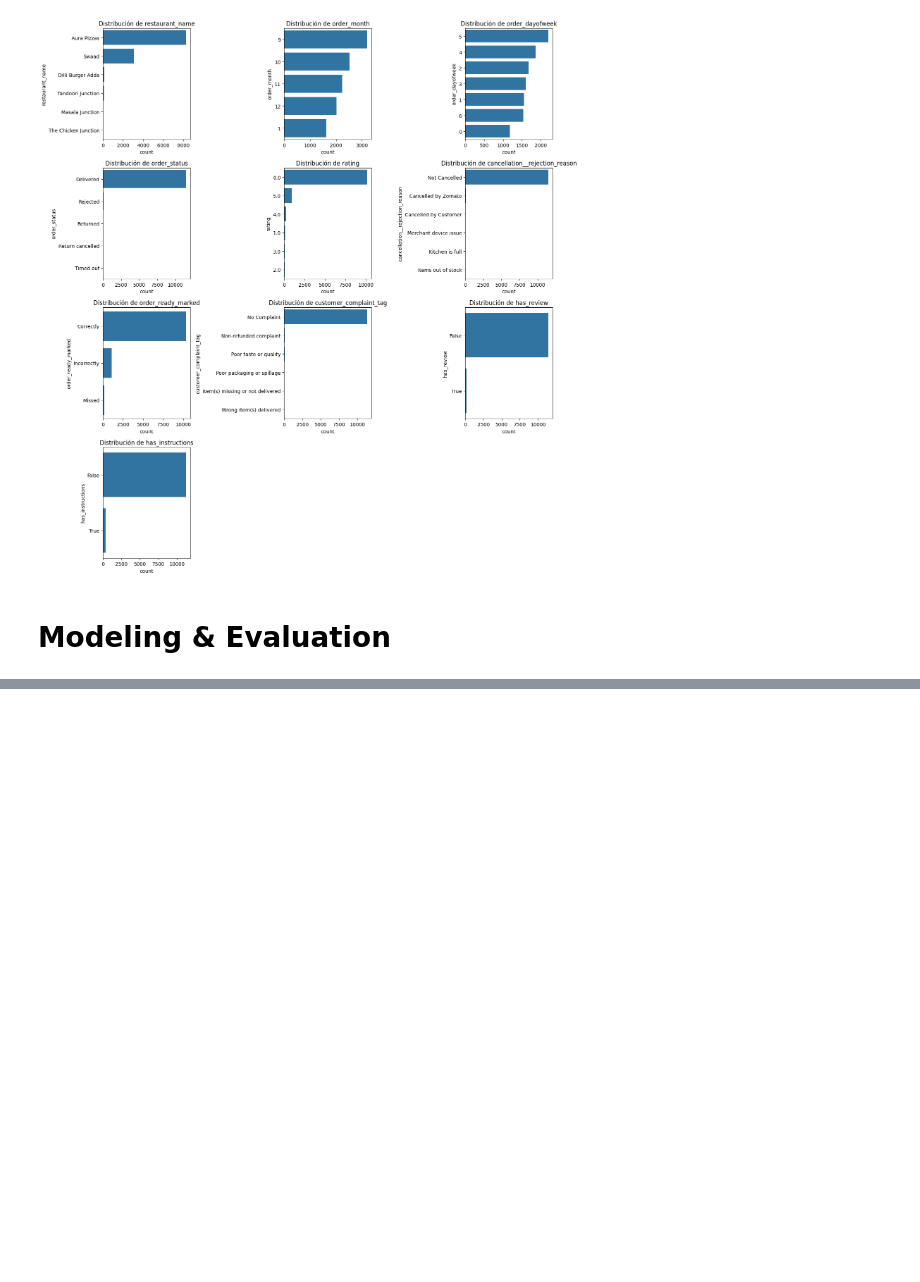
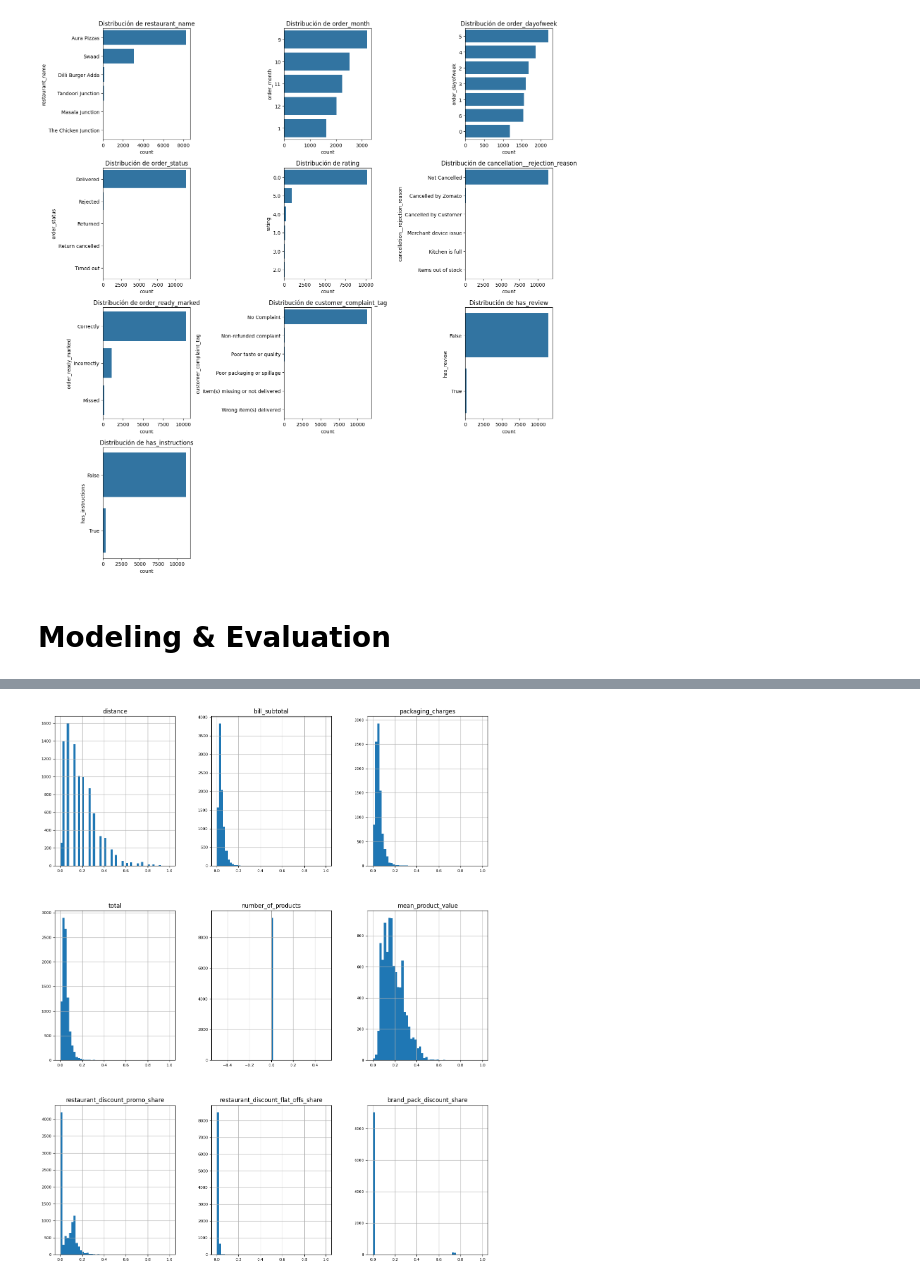
Before and after one commit to infante-manu/unav-data-cleaning-and-preparation, a Jupyter notebook: churn-prediction__alfaro-infante.ipynb, the cells around one changed output, grey strips where cells are left out. Drawn from its saved outputs; the diff is of its cells as text; code cells hidden in the pictures; blank space fills up the shorter version.

```diff
--- a/churn-prediction__alfaro-infante.ipynb
+++ b/churn-prediction__alfaro-infante.ipynb
@@ -576,7 +584,7 @@ preprocessor_inputers = ColumnTransformer(
 
 # Apply the transformation
 X_processed = preprocessor_inputers.fit_transform(df)
-columns = ["__".join(col.split("__")[1:]) for col in ColumnTransformer.get_feature_names_out(preprocessor)]
+columns = ["__".join(col.split("__")[1:]) for col in ColumnTransformer.get_feature_names_out(preprocessor_inputers)]
 df[columns] = X_processed
 # %% [markdown]
 ### Mising Values After
@@ -709,13 +723,0 @@ test_df[columns] = X_processed_test
-# %%
-# Apply Columns Transformer - TRAIN
-
-X_processed = preprocessor.fit_transform(train_df)
-columns = ["__".join(col.split("__")[1:]) for col in ColumnTransformer.get_feature_names_out(preprocessor)]
-train_df[columns] = X_processed
-
-
-# Apply Columns Transformer - TEST
-
-X_processed = preprocessor.fit_transform(test_df)
-columns = ["__".join(col.split("__")[1:]) for col in ColumnTransformer.get_feature_names_out(preprocessor)]
-test_df[columns] = X_processed
@@ -721,0 +750,18 @@ test_df[columns] = X_processed
+# %%
+select = "train"
+if select == "train":
+    df_selected = train_df.copy()
+else:
+    df_selected = test_df.copy()
+
+df_selected.numeric_features = df_selected.iloc[:, 1:-1].select_dtypes(include=['int64', 'float64'])
+df_selected.categorical_features = df_selected.iloc[:, 1:-1].select_dtypes(include=['bool', 'category', 'object'])
+
+# Sanity Check for missing columns in the split
+[col for col in df_selected.columns if col not in df_selected.numeric_features.columns and col not in df_selected.categorical_features.columns]
+
+# Plot histograms for numeric features using seaborn
+df_selected.numeric_features.hist(figsize=(16, 20), bins=50, xlabelsize=8, ylabelsize=8)
+plt.show()
+# %% [output]
+[figure, added]
```
Also changed, not shown: parts of 27 cells of this notebook, 1 other file.
